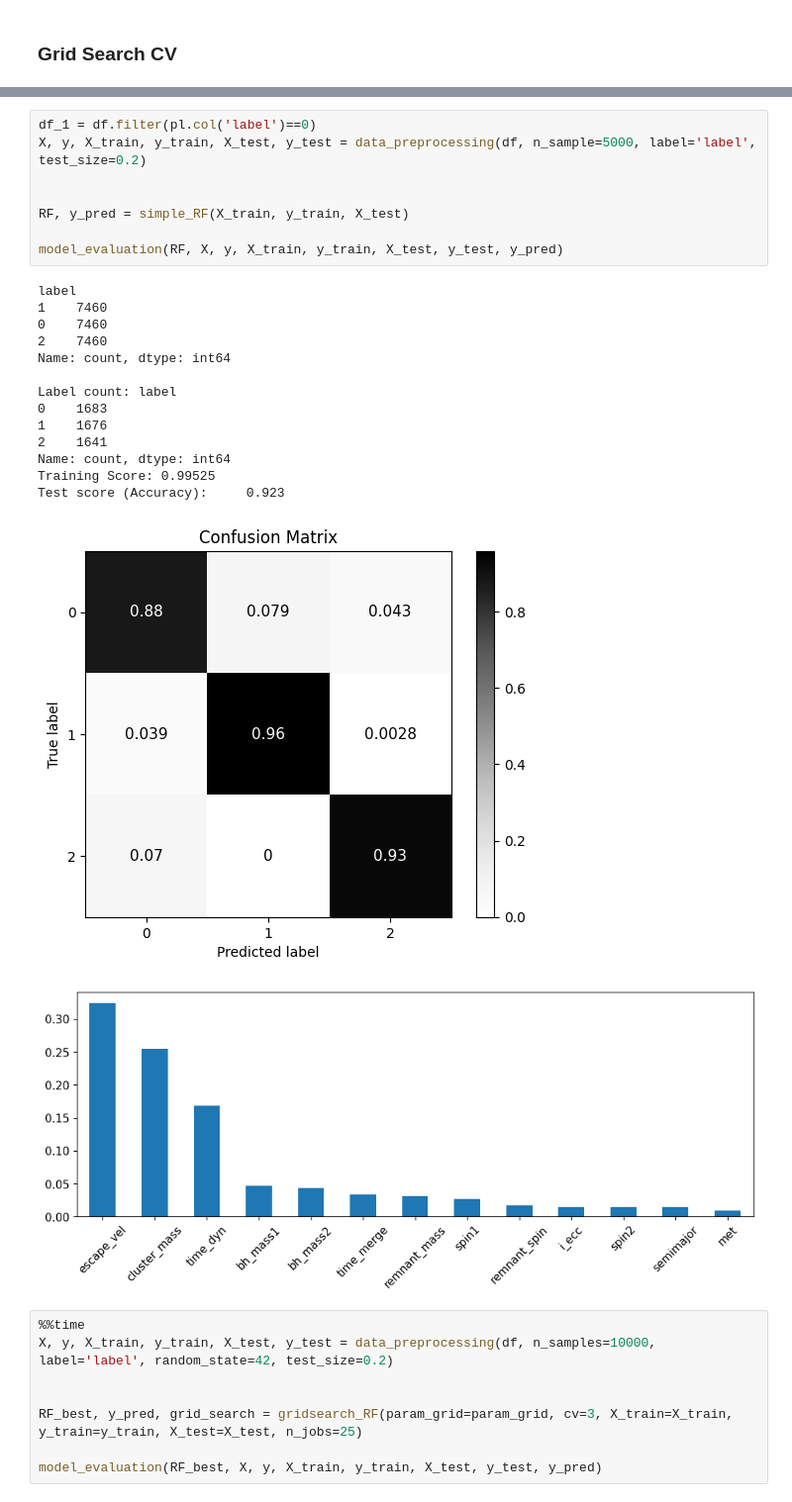
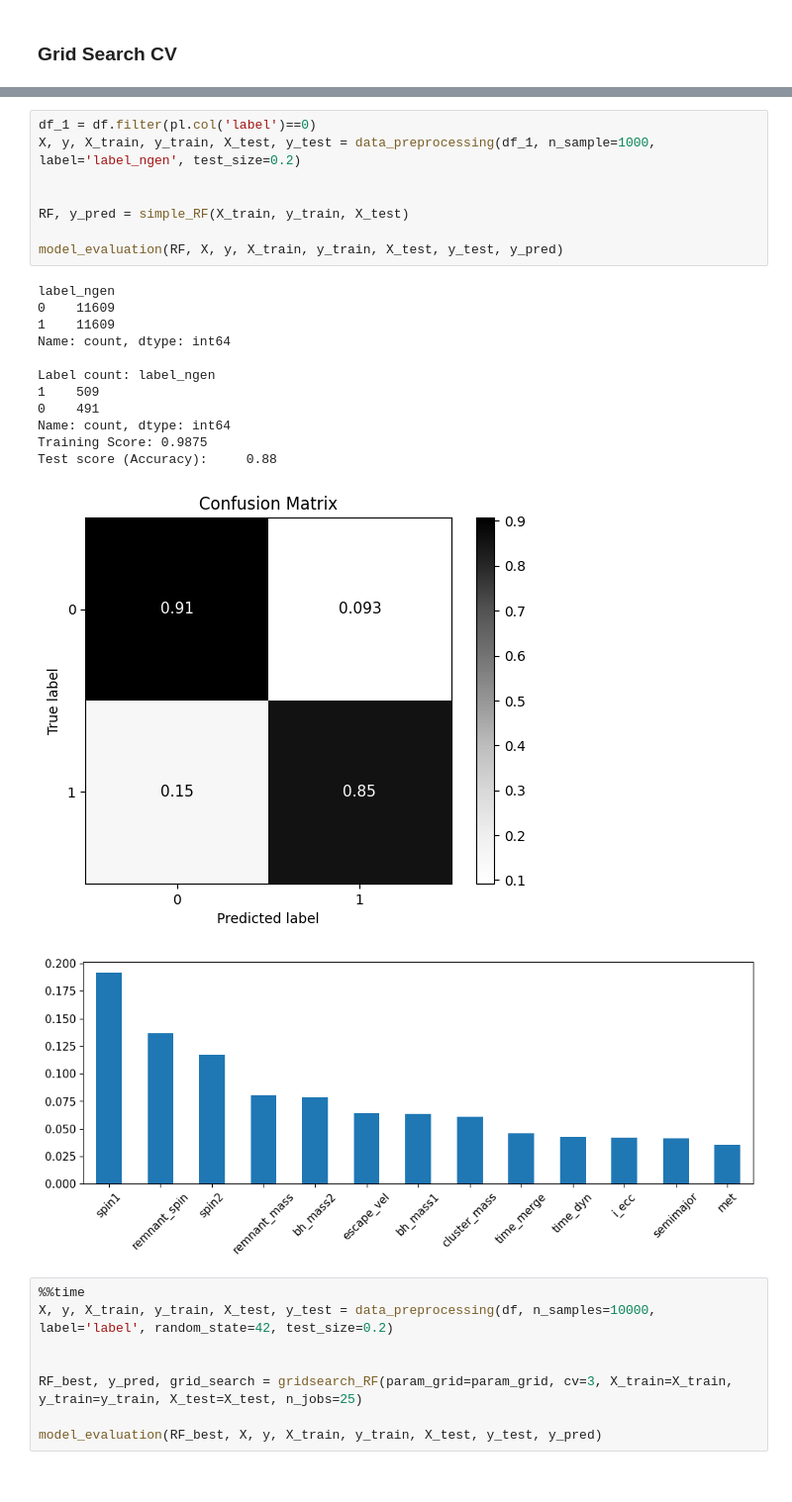
Before and after one commit to EugeniaBoccanera/hm_bbh, a Jupyter notebook: project_v1.ipynb, the cells around one changed output, grey strips where cells are left out. Shown at 99% size. Drawn from its saved outputs; the diff is of its cells as text.

```diff
--- a/project_v1.ipynb
+++ b/project_v1.ipynb
@@ -486,28 +494,26 @@ def gridsearch_RF(param_grid: dict, cv: int, X_train: npt.NDArray, y_train: npt.
     return RF_best, y_pred, grid_search
 # %%
 df_1 = df.filter(pl.col('label')==0)
-X, y, X_train, y_train, X_test, y_test = data_preprocessing(df, n_sample=5000, label='label', test_size=0.2)
+X, y, X_train, y_train, X_test, y_test = data_preprocessing(df_1, n_sample=1000, label='label_ngen', test_size=0.2)
 
 
 RF, y_pred = simple_RF(X_train, y_train, X_test)
 
 model_evaluation(RF, X, y, X_train, y_train, X_test, y_test, y_pred)
 # %% [output]
-label
-1    7460
-0    7460
-2    7460
+label_ngen
+0    11609
+1    11609
 Name: count, dtype: int64
 
-Label count: label
-0    1683
-1    1676
-2    1641
+Label count: label_ngen
+1    509
+0    491
 Name: count, dtype: int64
-Training Score: 0.99525
-Test score (Accuracy):     0.923
+Training Score: 0.9875
+Test score (Accuracy):     0.88
-[figure, old version]
+[figure, new version]
-[figure, old version]
+[figure, new version]
 # %%
 %%time
 X, y, X_train, y_train, X_test, y_test = data_preprocessing(df, n_samples=10000, label='label', random_state=42, test_size=0.2)
```
Also changed, not shown: parts of 11 cells of this notebook.
